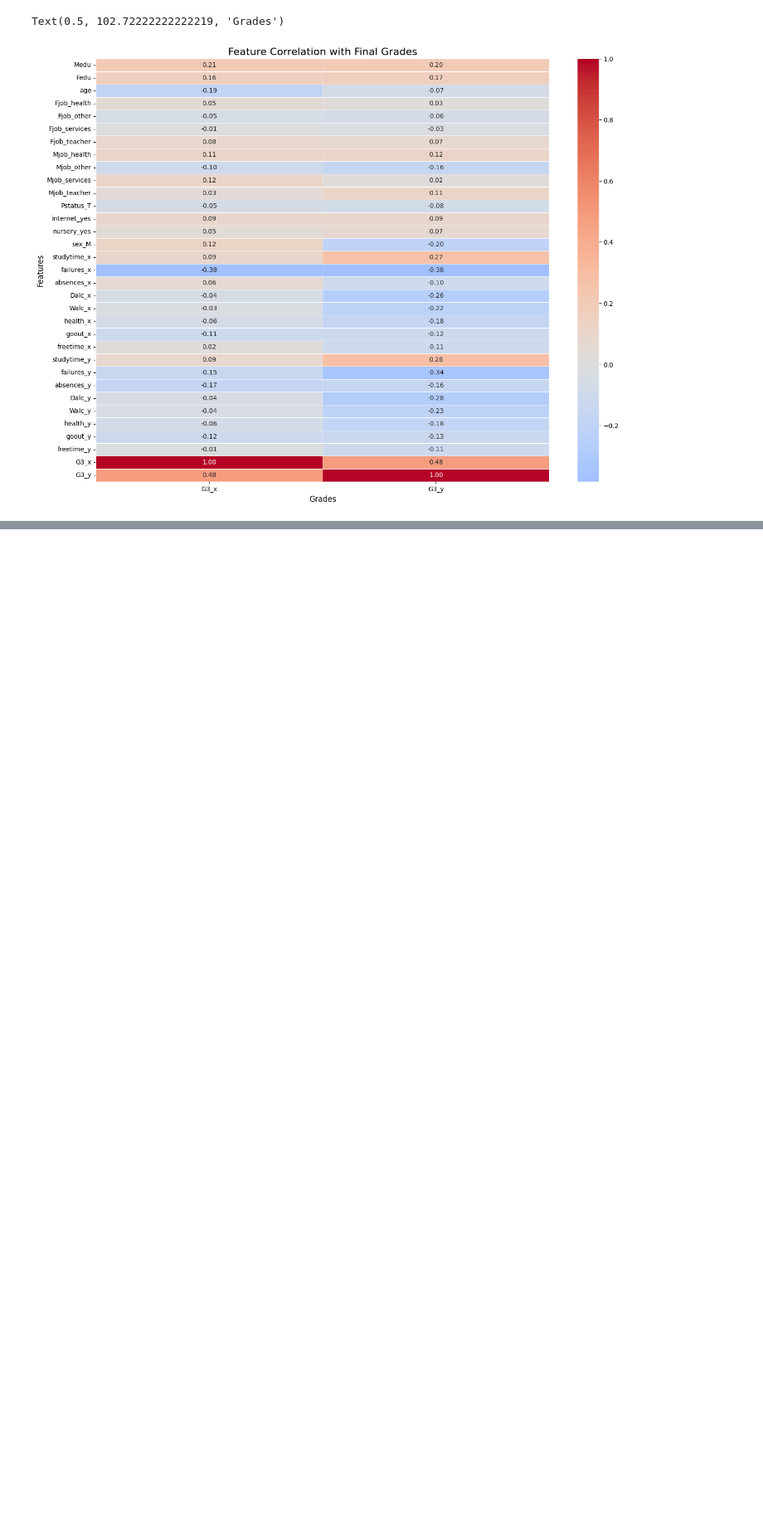
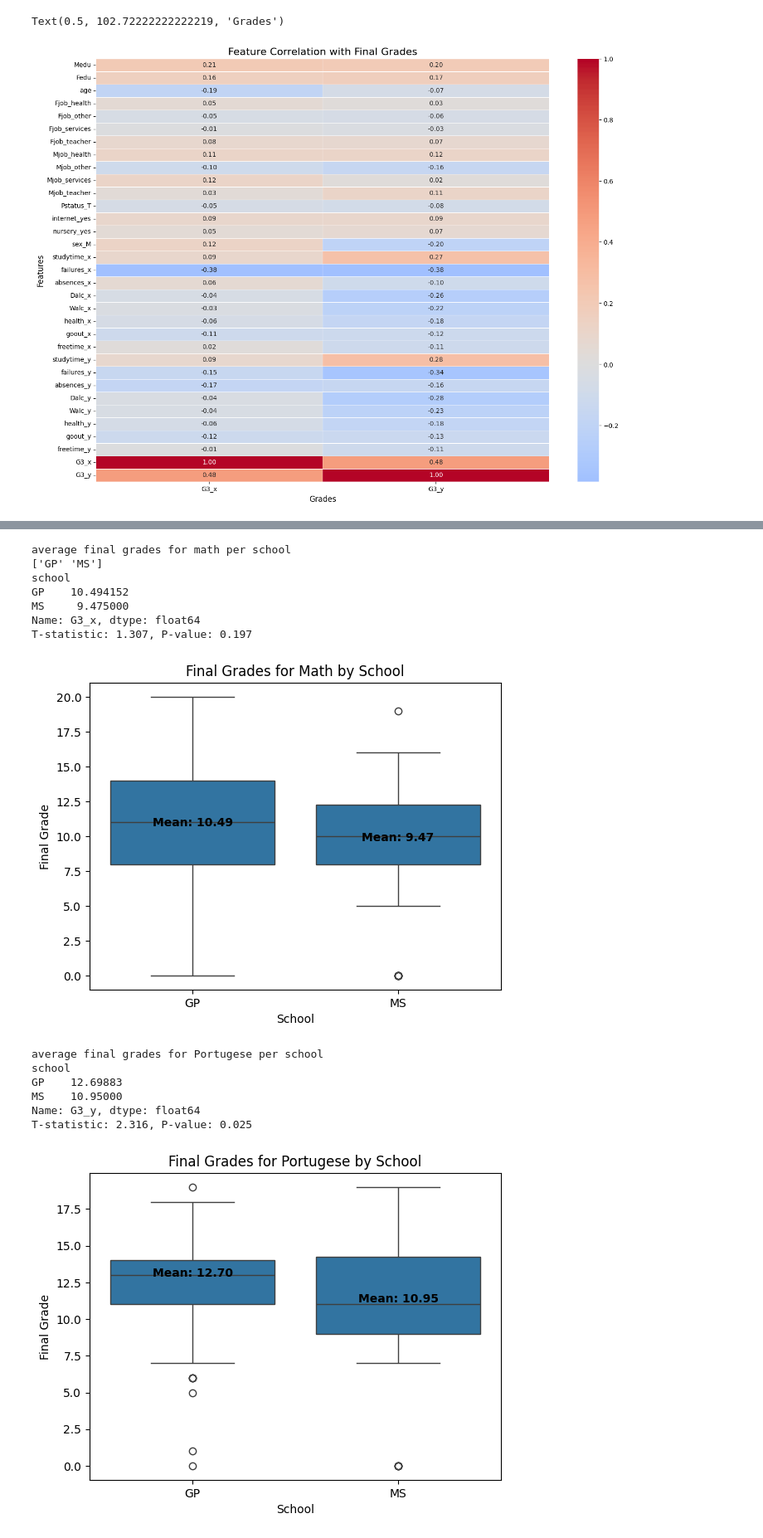
Before and after one commit to marias-25/Project, a Jupyter notebook: Data/EDA.ipynb, the cells around one changed output, grey strips where cells are left out. Shown at 83% size. Cells and saved outputs as stored; diff of their text form; code cells hidden in the pictures; blank space fills up the shorter version.

Commit message:
Added stats and Plots

```diff
--- a/Data/EDA.ipynb
+++ b/Data/EDA.ipynb
@@ -323,0 +314,62 @@ Text(0.5, 102.72222222222219, 'Grades')
+# %%
+from scipy import stats
+#average student performance by school to analynse any variances
+students_all = pd.read_csv("student_merged_cleaned.csv")
+print("average final grades for math per school")
+print(students_all['school'].unique())
+
+# Group means by school for math
+print(students_all.groupby('school')['G3_x'].mean())
+# Compare statistically
+school1 = students_all[students_all['school'] == students_all['school'].unique()[0]]['G3_x']
+school2 = students_all[students_all['school'] == students_all['school'].unique()[1]]['G3_x']
+t_stat, p_val = stats.ttest_ind(school1, school2, equal_var=False)
+print(f"T-statistic: {t_stat:.3f}, P-value: {p_val:.3f}")
+
+# Visualize with Boxplot
+sns.boxplot(data=students_all, x='school', y='G3_x')
+means = students_all.groupby('school')['G3_x'].mean()
+for i, mean in enumerate(means):
+    plt.text(i, mean + 0.2, f'Mean: {mean:.2f}', ha='center', color='black', weight='bold')
+
+plt.title('Final Grades for Math by School')
+plt.xlabel('School')
+plt.ylabel('Final Grade')
+plt.show()
+
+# Group means by school for Portuguese
+print("average final grades for Portuguese per school")
+print(students_all.groupby('school')['G3_y'].mean())
+# Compare statistically
+school3 = students_all[students_all['school'] == students_all['school'].unique()[0]]['G3_y']
+school4 = students_all[students_all['school'] == students_all['school'].unique()[1]]['G3_y']
+
+t_stat, p_val = stats.ttest_ind(school3, school4, equal_var=False)
+print(f"T-statistic: {t_stat:.3f}, P-value: {p_val:.3f}")
+
+# Visualize with Boxplot
+sns.boxplot(data=students_all, x='school', y='G3_y')
+means = students_all.groupby('school')['G3_y'].mean()
+for i, mean in enumerate(means):
+    plt.text(i, mean + 0.2, f'Mean: {mean:.2f}', ha='center', color='black', weight='bold')
+
+plt.title('Final Grades for Portuguese by School')
+plt.xlabel('School')
+plt.ylabel('Final Grade')
+plt.show()
+# %% [output]
+average final grades for math per school
+['GP' 'MS']
+school
+GP    10.494152
+MS     9.475000
+Name: G3_x, dtype: float64
+T-statistic: 1.307, P-value: 0.197
+[figure, added]
+average final grades for Portugese per school
+school
+GP    12.69883
+MS    10.95000
+Name: G3_y, dtype: float64
+T-statistic: 2.316, P-value: 0.025
+[figure, added]
```
Also changed, not shown: parts of 21 cells of this notebook.
